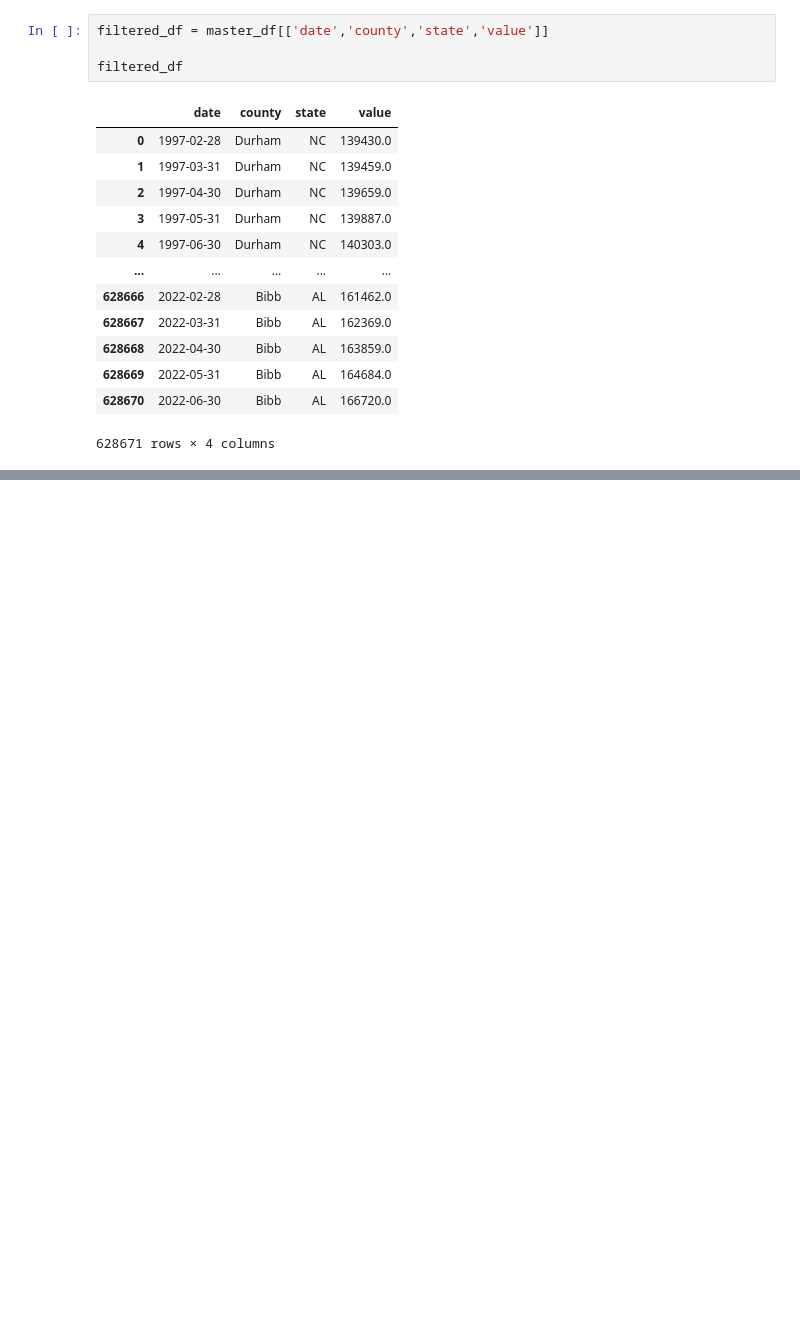
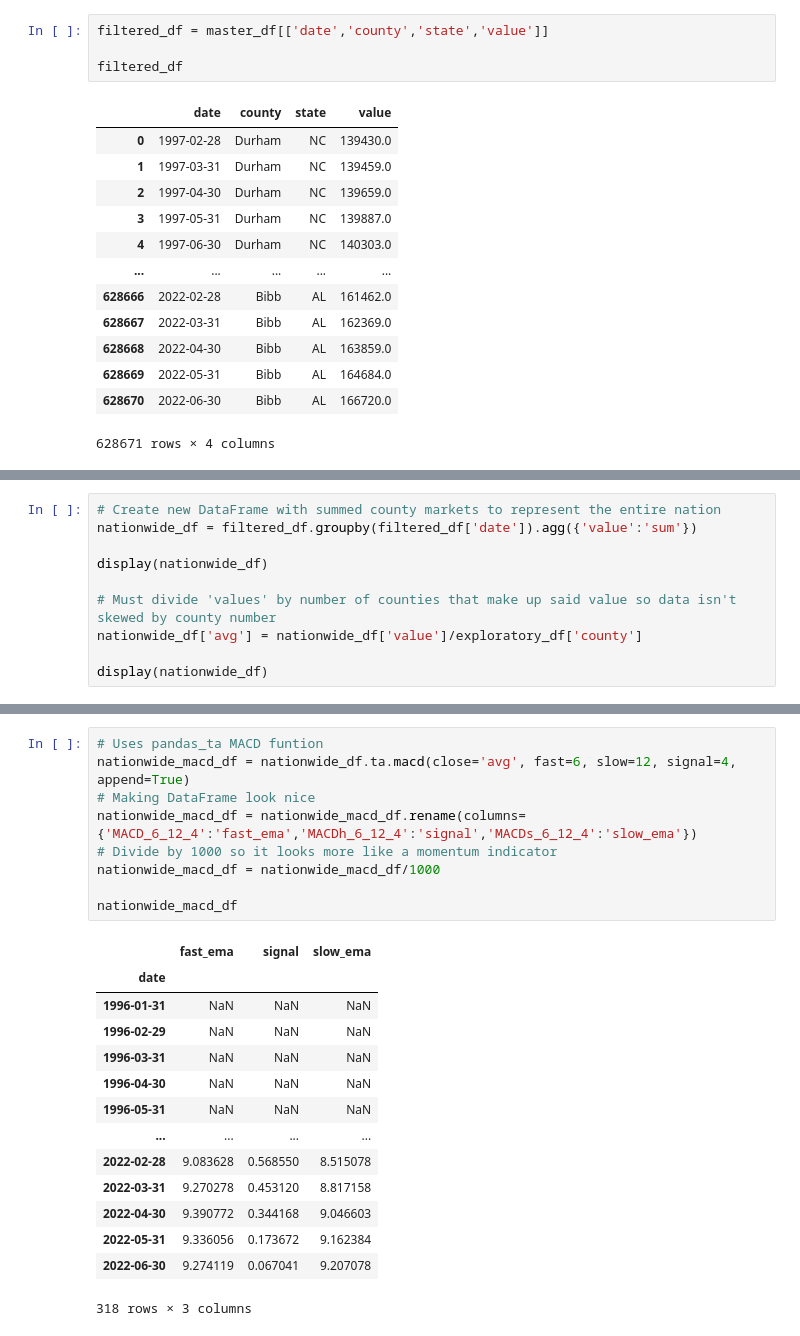
Before and after one commit to quinnwong31/Realestate_of_Mind, a Jupyter notebook: API_testing.ipynb, the cells around one changed output, grey strips where cells are left out. Cells and saved outputs as stored; diff of their text form; blank space fills up the shorter version.

```diff
--- a/API_testing.ipynb
+++ b/API_testing.ipynb
@@ -223,0 +255,10 @@ filtered_df
+# %%
+# Create new DataFrame with summed county markets to represent the entire nation
+nationwide_df = filtered_df.groupby(filtered_df['date']).agg({'value':'sum'})
+
+display(nationwide_df)
+
+# Must divide 'values' by number of counties that make up said value so data isn't skewed by county number
+nationwide_df['avg'] = nationwide_df['value']/exploratory_df['county']
+
+display(nationwide_df)
@@ -223,0 +294,24 @@ filtered_df
+# %%
+# Uses pandas_ta MACD funtion
+nationwide_macd_df = nationwide_df.ta.macd(close='avg', fast=6, slow=12, signal=4, append=True)
+# Making DataFrame look nice
+nationwide_macd_df = nationwide_macd_df.rename(columns={'MACD_6_12_4':'fast_ema','MACDh_6_12_4':'signal','MACDs_6_12_4':'slow_ema'})
+# Divide by 1000 so it looks more like a momentum indicator
+nationwide_macd_df = nationwide_macd_df/1000
+
+nationwide_macd_df
+# %% [output]
+|  | fast_ema | signal | slow_ema |
+| date |  |  |  |
+| 1996-01-31 | NaN | NaN | NaN |
+| 1996-02-29 | NaN | NaN | NaN |
+| 1996-03-31 | NaN | NaN | NaN |
+| 1996-04-30 | NaN | NaN | NaN |
+| 1996-05-31 | NaN | NaN | NaN |
+| ... | ... | ... | ... |
+| 2022-02-28 | 9.083628 | 0.568550 | 8.515078 |
+| 2022-03-31 | 9.270278 | 0.453120 | 8.817158 |
+| 2022-04-30 | 9.390772 | 0.344168 | 9.046603 |
+| 2022-05-31 | 9.336056 | 0.173672 | 9.162384 |
+| 2022-06-30 | 9.274119 | 0.067041 | 9.207078 |
+318 rows × 3 columns
```
Also changed, not shown: parts of 6 cells of this notebook.
